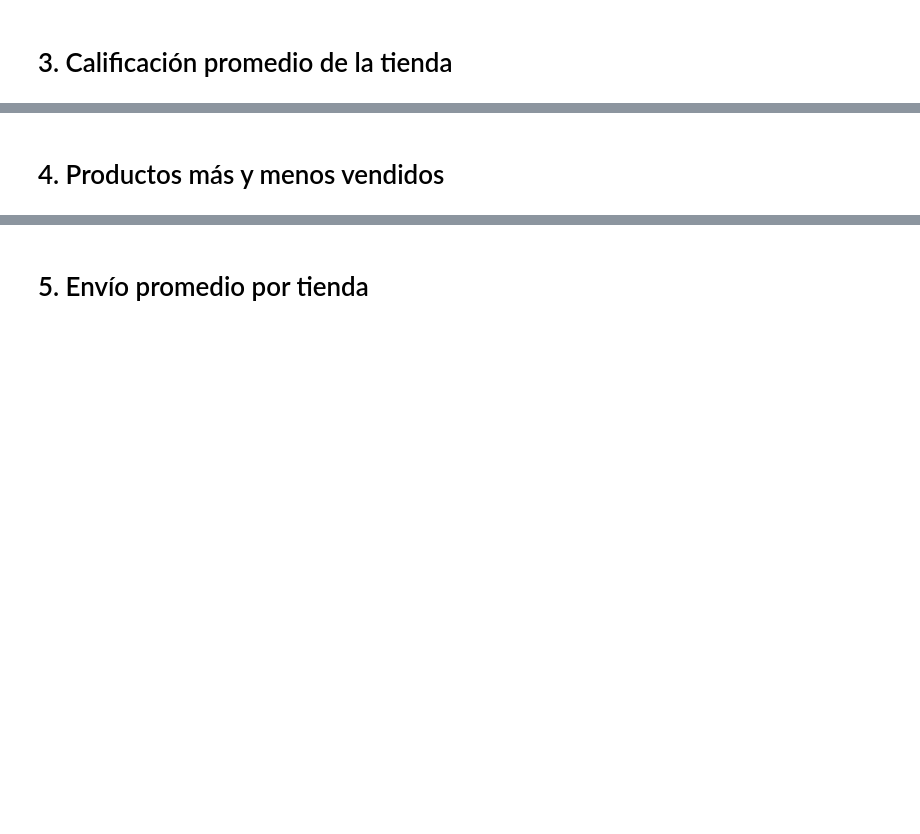
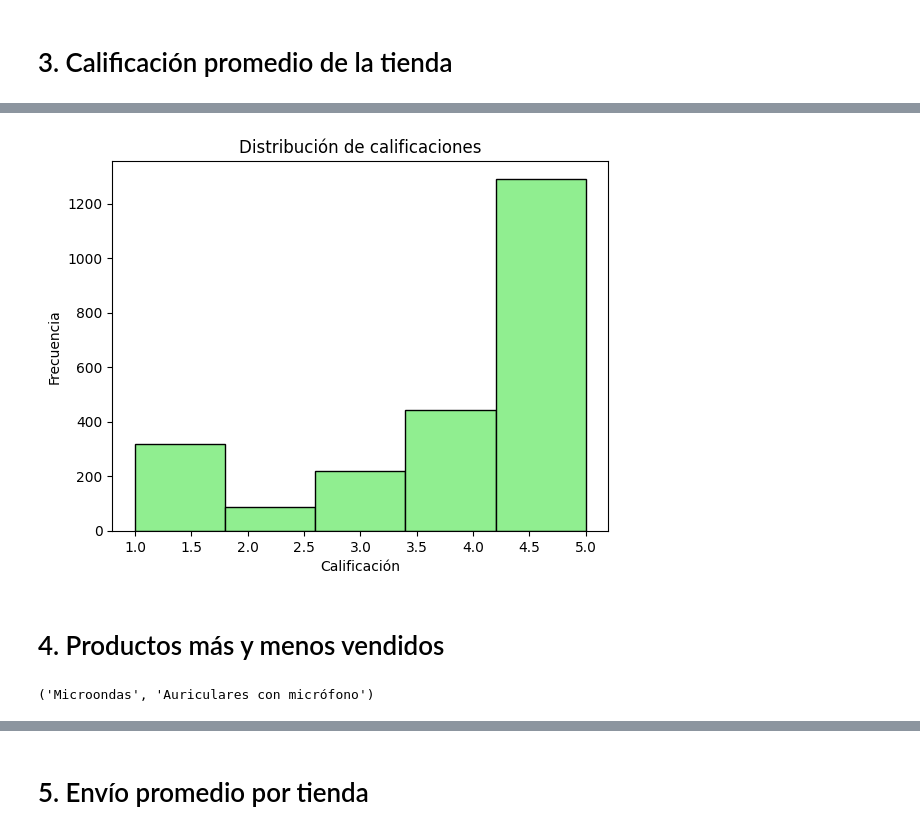
Before and after one commit to deyvmc/Desafio-Alura-Store, a Jupyter notebook: AluraStoreLatam.ipynb, the cells around one changed output, grey strips where cells are left out. Drawn from its saved outputs; the diff is of its cells as text; code cells hidden in the pictures; blank space fills up the shorter version.

```diff
--- a/AluraStoreLatam.ipynb
+++ b/AluraStoreLatam.ipynb
@@ -83,2 +114,12 @@ plt.show()
+# %%
+import matplotlib.pyplot as plt
+
+plt.hist(tienda['Calificación'], bins=5, color='lightgreen', edgecolor='black')
+plt.title('Distribución de calificaciones')
+plt.xlabel('Calificación')
+plt.ylabel('Frecuencia')
+plt.show()
+# %% [output]
+[figure, added]
 # %% [markdown]
 # 4. Productos más y menos vendidos
@@ -97,0 +126,10 @@ plt.show()
+# %%
+# Productos más y menos vendidos
+productos_vendidos = tienda['Producto'].value_counts()
+
+producto_mas_vendido = productos_vendidos.idxmax()
+producto_menos_vendido = productos_vendidos.idxmin()
+
+producto_mas_vendido, producto_menos_vendido
+# %% [output]
+('Microondas', 'Auriculares con micrófono')
```
Also changed, not shown: parts of 19 cells of this notebook.
